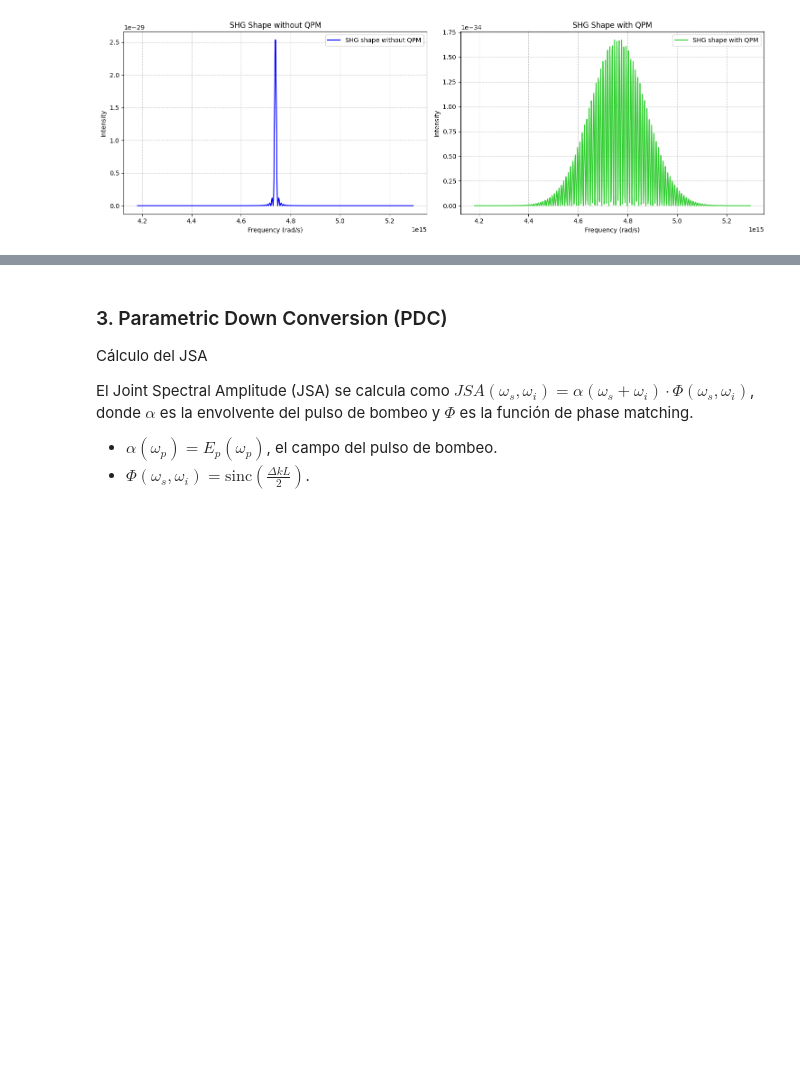
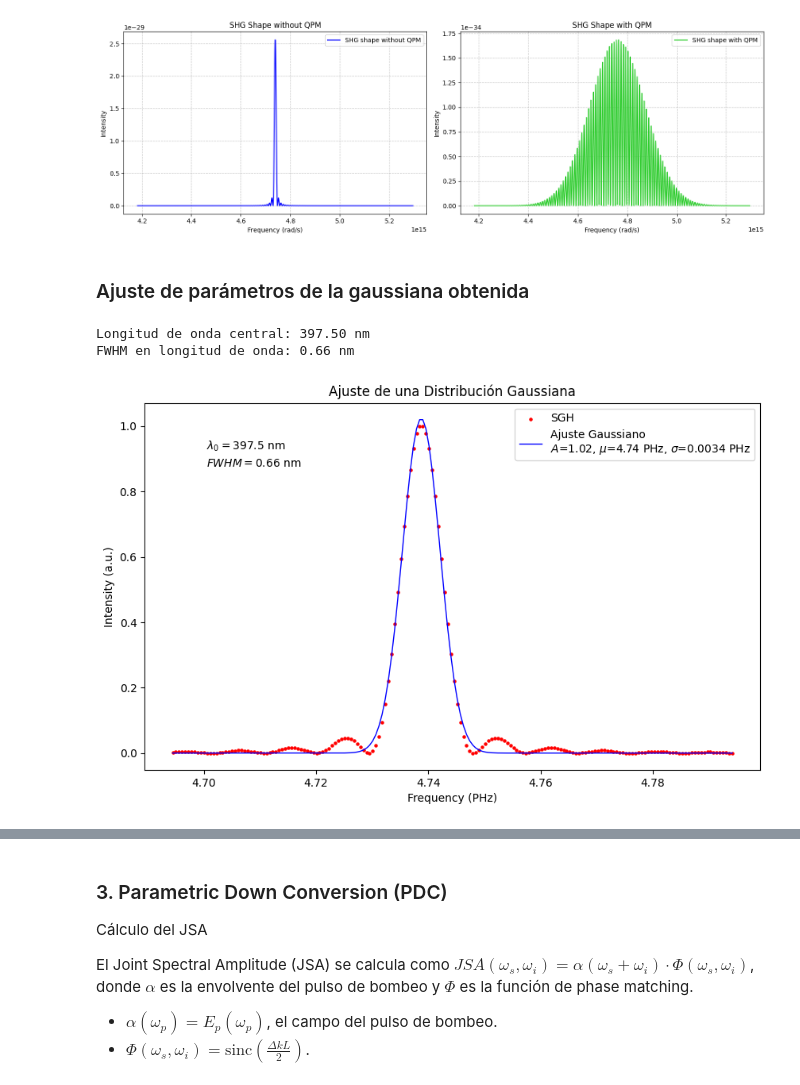
Before and after one commit to jusrojasrod/SHG-and-PDC-simulation, a Jupyter notebook: notebooks/simulaciones/Parametric_Down_Conversion.ipynb, the cells around one changed output, grey strips where cells are left out. Cells and saved outputs as stored; diff of their text form; code cells hidden in the pictures; blank space fills up the shorter version.

```diff
--- a/notebooks/simulaciones/Parametric_Down_Conversion.ipynb
+++ b/notebooks/simulaciones/Parametric_Down_Conversion.ipynb
@@ -13,7 +13,7 @@ from src.physics.nonlinear_optics import second_harmonic_generation
 # %%
 # Parámetros iniciales
 L = 0.0004  # Longitud de la cavidad en metros (0.4 mm)
-gaussian_steps = 1000  # Número de pasos para la simulación del pulso gaussiano
+gaussian_steps = 2000  # Número de pasos para la simulación del pulso gaussiano
 
 # Parámetros del pulso en longitud de onda
 input_width_wl = 44e-9  # FWHM en metros (44 nm)
@@ -118,3 +123,5 @@ plt.tight_layout()
 plt.show()
 # %% [output]
 [figure]
+# %% [markdown]
+### Ajuste de parámetros de la gaussiana obtenida
@@ -120,0 +153,39 @@ plt.show()
+# %%
+# Constantes
+c = 2.99792458e8  # Velocidad de la luz en m/s
+mu = 4.738746e15  # Frecuencia angular en rad/s
+f_0 = mu / (2 * np.pi)  # Frecuencia lineal en Hz
+lambda_0 = c / f_0  # Longitud de onda central en m
+lambda_0_nm = lambda_0 * 1e9  # Convertir a nm
+
+delta_omega = 0.007907e15  # FWHM en rad/s
+delta_f = delta_omega / (2 * np.pi)  # Convertir a Hz
+delta_lambda_angular = (c / (f_0**2)) * delta_f
+delta_lambda_angular_nm = delta_lambda_angular * 1e9
+
+
+print(f"Longitud de onda central: {lambda_0_nm:.2f} nm")
+print(f"FWHM en longitud de onda: {delta_lambda_angular_nm:.2f} nm")
+# %% [output]
+Longitud de onda central: 397.50 nm
+FWHM en longitud de onda: 0.66 nm
+# %%
+plt.figure(figsize=(10, 6))
+plt.scatter(SHG_frequencies_plot_interval*1e-15, intensity, label='SGH', color='red', s=5)
+plt.plot(SHG_frequencies_plot_interval*1e-15, y_ajustada,
+         label=f'Ajuste Gaussiano\n$A$={amplitud_ajustada:.2f}, $\\mu$={media_ajustada:.2f} PHz, $\\sigma$={sigma_ajustada:.4f} PHz',
+         color='blue', linewidth=1)
+
+# Agregar dos textos en LaTeX para simular salto de línea
+plt.text(0.1, 0.90, r'$\lambda_0 = {:.1f}$ nm'.format(lambda_0_nm),
+         transform=plt.gca().transAxes, fontsize=10, verticalalignment='top')
+plt.text(0.1, 0.85, r'$FWHM = {:.2f}$ nm'.format(delta_lambda_angular_nm),
+         transform=plt.gca().transAxes, fontsize=10, verticalalignment='top')
+
+plt.title('Ajuste de una Distribución Gaussiana')
+plt.xlabel('Frequency (PHz)')
+plt.ylabel('Intensity (a.u.)')
+plt.legend()
+plt.show()
+# %% [output]
+[figure, added]
```
Also changed, not shown: parts of 14 cells of this notebook, 1 other file.
